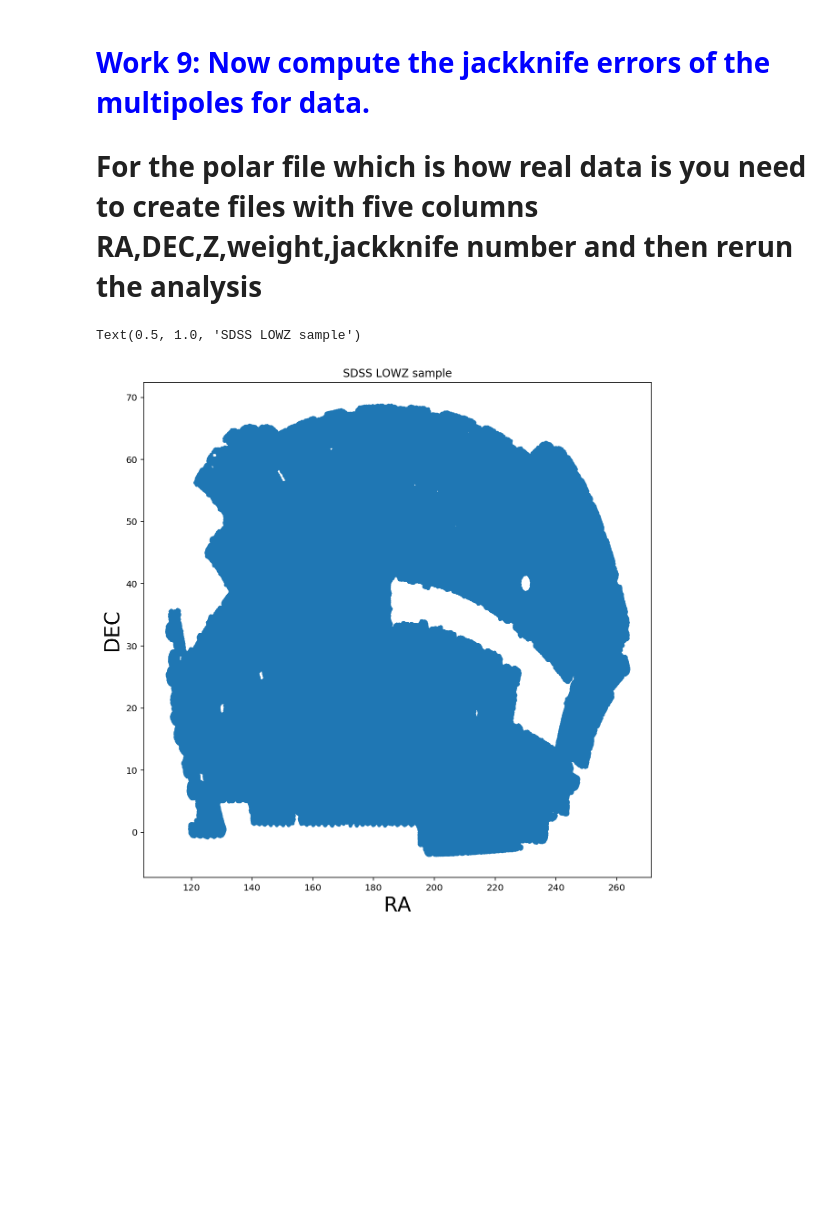
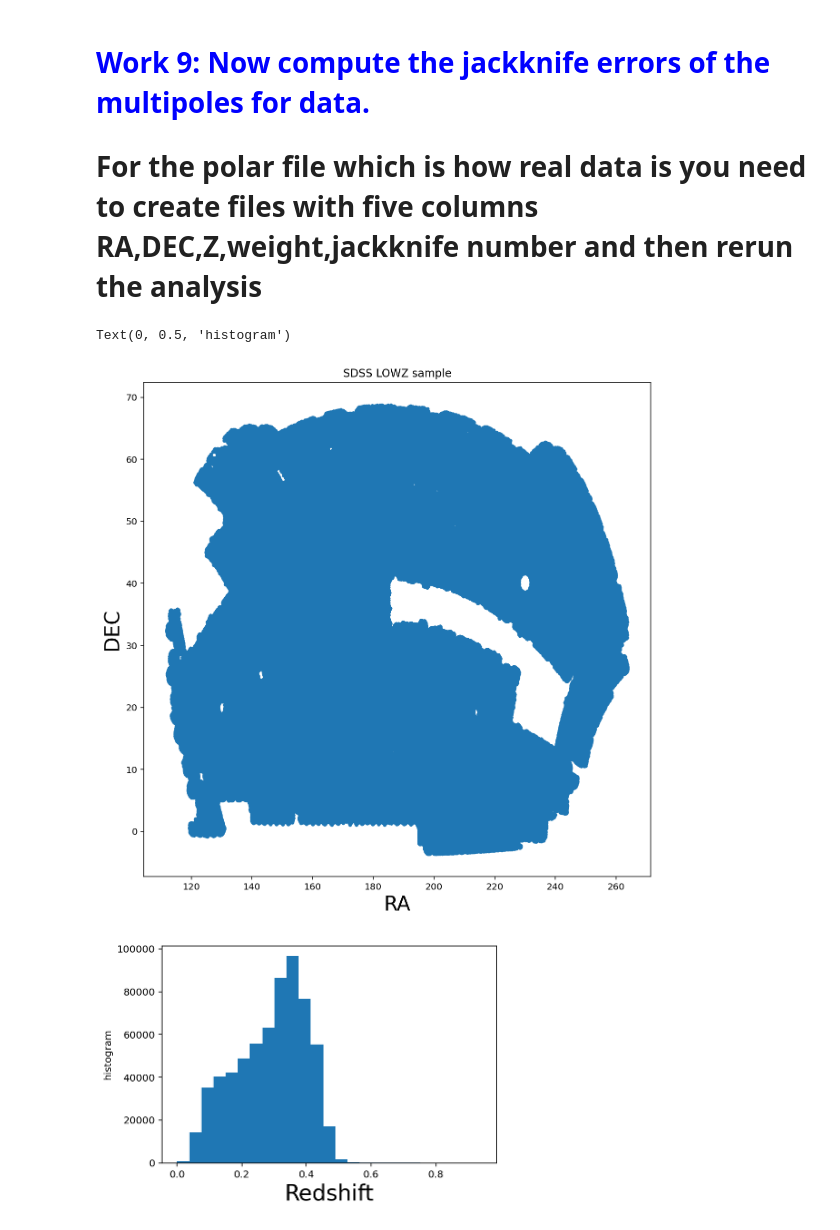
Before and after one commit to omega9525/LssICTS, a Jupyter notebook: Tutorial/Tutorial-2-solution.ipynb, the cells around one changed output. Cells and saved outputs as stored; diff of their text form; code cells hidden in the pictures; blank space fills up the shorter version.

Commit message:
include jn for lowz example in tut2 solutions

```diff
--- a/Tutorial/Tutorial-2-solution.ipynb
+++ b/Tutorial/Tutorial-2-solution.ipynb
@@ -642,9 +642,15 @@ rand=np.loadtxt(randfile)
 # %%
 pl.figure(figsize=(10,10))
 pl.plot(rand[:,0],rand[:,1],'.')
 pl.xlabel('RA',fontsize=22)
 pl.ylabel('DEC',fontsize=22)
 pl.title('SDSS LOWZ sample')
+
+pl.figure()
+hh=pl.hist(rand[:,2],bins=25)
+pl.xlabel('Redshift',fontsize=22)
+pl.ylabel('histogram')
 # %% [output]
-Text(0.5, 1.0, 'SDSS LOWZ sample')
+Text(0, 0.5, 'histogram')
 [figure]
+[figure, added]
```
Also changed, not shown: parts of 20 cells of this notebook.
